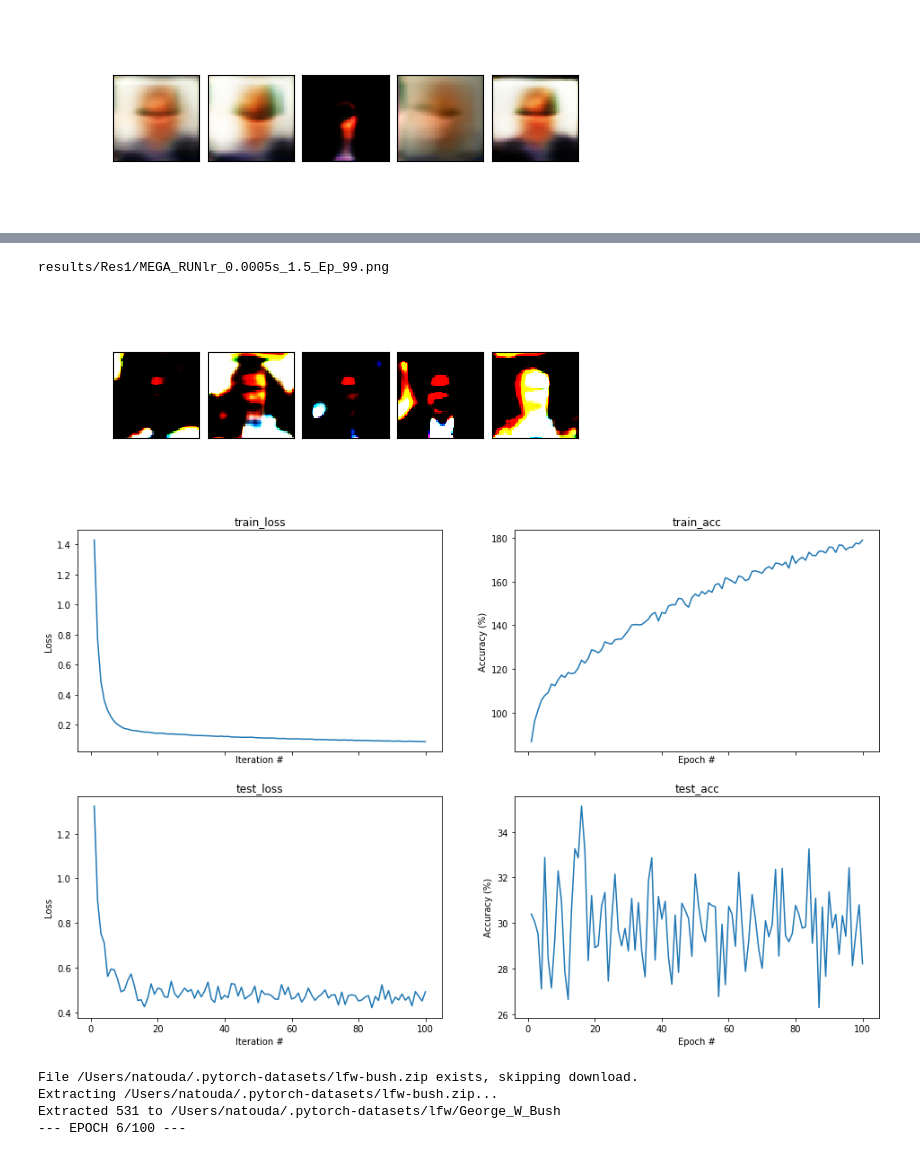
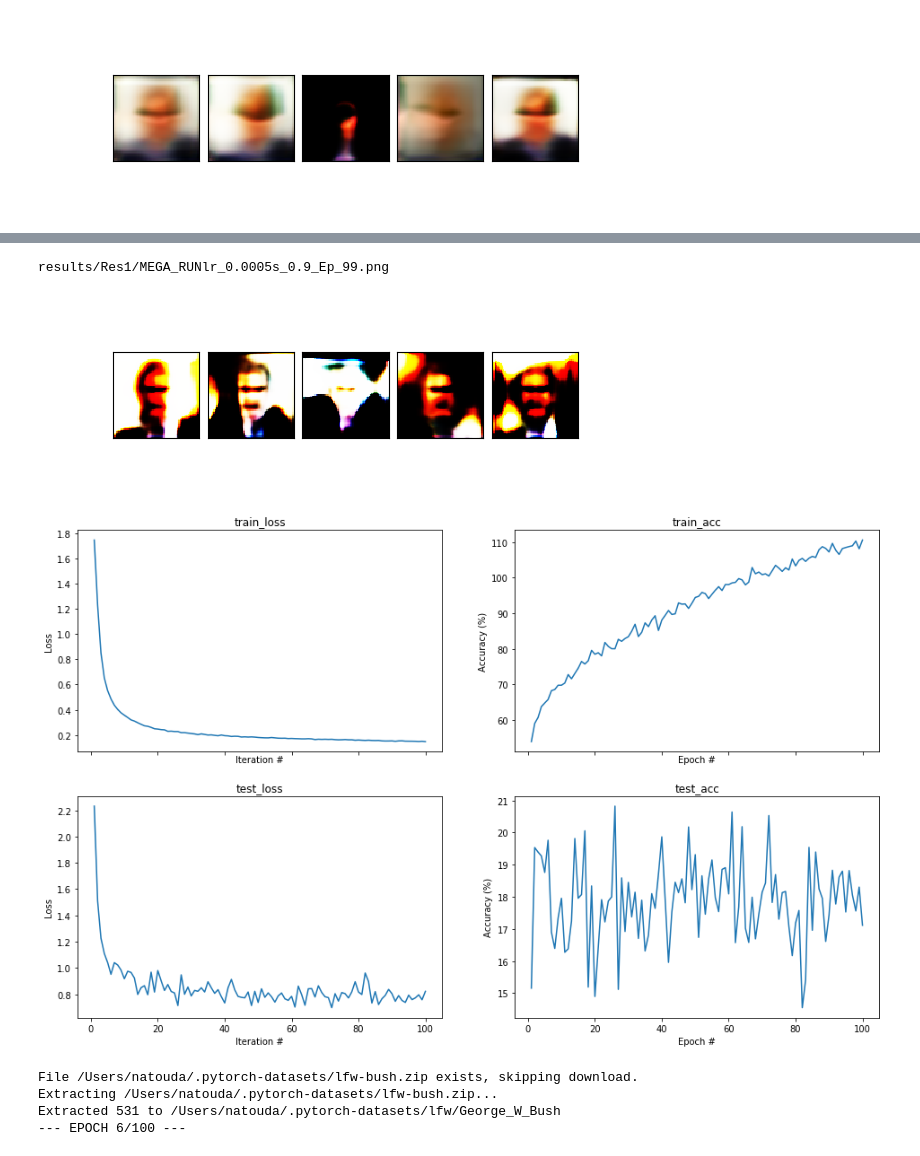
Before and after one commit to natsala13/cs236605-hw3, a Jupyter notebook: Part2_VAE.ipynb, the cells around one changed output, grey strips where cells are left out. Saved outputs shown, nothing was run; the diff lists cells and outputs as text; code cells hidden in the pictures.

```diff
--- a/Part2_VAE.ipynb
+++ b/Part2_VAE.ipynb
@@ -621,11 +607,11 @@ h_256z_50s_1.5  -  {'train': 0.08178172980745634, 'test': 0.5247462391853333}
 # %%
-filename = plotResults('lr_0.0005s_1.5', 'Res1')
+filename = plotResults('lr_0.0005s_0.9', 'Res1')
 print(filename)
 Image(filename)
 # %% [output]
-results/Res1/MEGA_RUNlr_0.0005s_1.5_Ep_99.png
+results/Res1/MEGA_RUNlr_0.0005s_0.9_Ep_99.png
-[figure, old version]
+[figure, new version]
-[figure, old version]
+[figure, new version]
 # %%
 # Lets try an experiment
 
```
Also changed, not shown: parts of 2 cells of this notebook, 1 other file.
